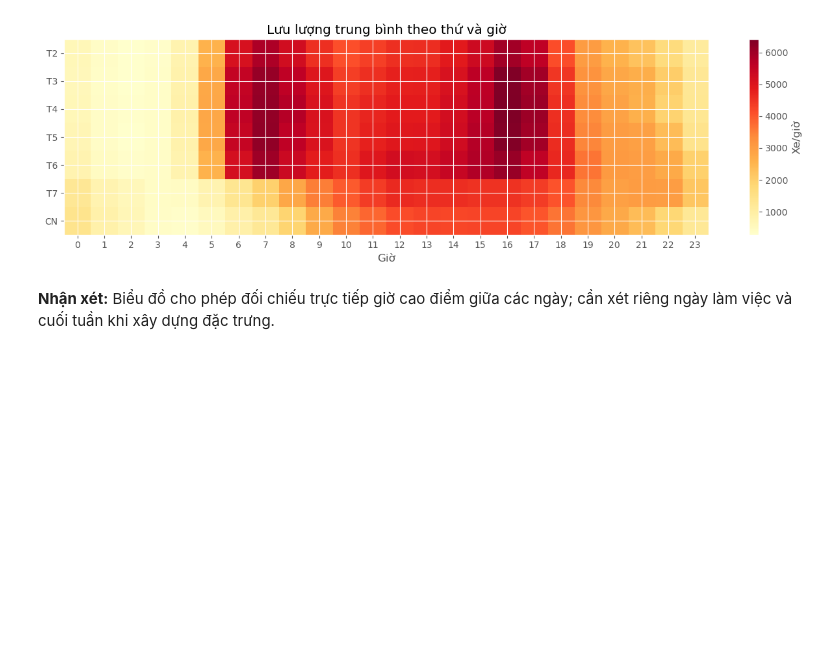
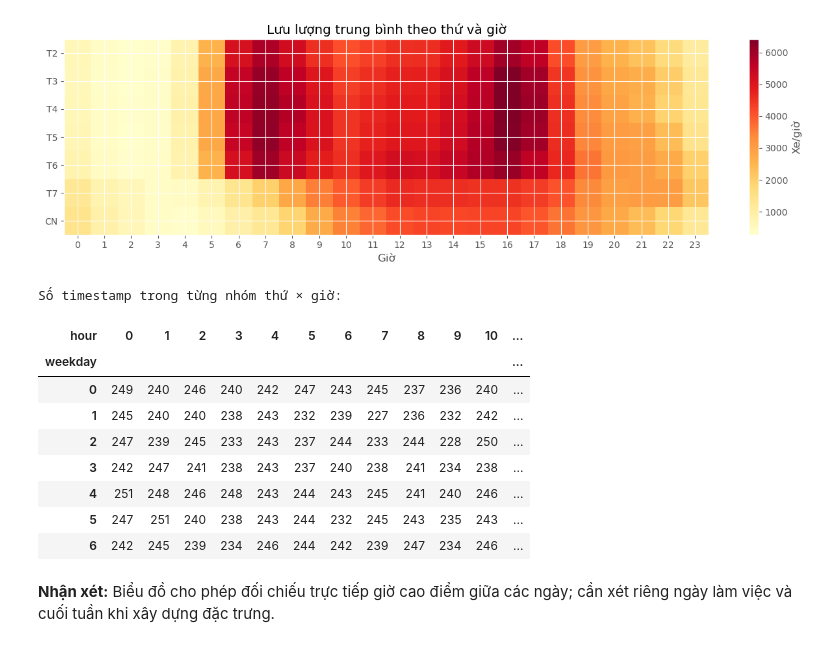
Before and after one commit to HuyTec/SGU_HocMay_2026-2027, a Jupyter notebook: metro_interstate_traffic_volume/notebooks/eda.ipynb, the cells around one changed output. Drawn from its saved outputs; the diff is of its cells as text; code cells hidden in the pictures; blank space fills up the shorter version.

```diff
--- a/metro_interstate_traffic_volume/notebooks/eda.ipynb
+++ b/metro_interstate_traffic_volume/notebooks/eda.ipynb
@@ -91,0 +176,16 @@ Số timestamp duy nhất: 40575
+# %%
+# Loại các dòng không có thời gian hợp lệ và gộp lưu lượng theo thời điểm
+hourly = (
+    df.dropna(subset=["date_time"])
+    .groupby("date_time", as_index=False)["traffic_volume"]
+    .mean()
+    .sort_values("date_time")
+)
+
+# Tạo các cột phục vụ phân tích theo thời gian
+hourly["hour"] = hourly["date_time"].dt.hour
+hourly["weekday"] = hourly["date_time"].dt.dayofweek
+hourly["month"] = hourly["date_time"].dt.month
+
+print("Số timestamp duy nhất:", len(hourly))
+display(hourly.head())
@@ -138,5 +651,26 @@ plt.tight_layout(); plt.show()
 # %% [output]
 [figure]
+# %%
+count_pivot = hourly.pivot_table(
+    index="weekday",
+    columns="hour",
+    values="traffic_volume",
+    aggfunc="count"
+)
+
+print("Số timestamp trong từng nhóm thứ × giờ:")
+display(count_pivot)
+# %% [output]
+Số timestamp trong từng nhóm thứ × giờ:
+| hour | 0 | 1 | 2 | 3 | 4 | 5 | 6 | 7 | 8 | 9 | 10 | ... |
+| weekday |  |  |  |  |  |  |  |  |  |  |  | ... |
+| 0 | 249 | 240 | 246 | 240 | 242 | 247 | 243 | 245 | 237 | 236 | 240 | ... |
+| 1 | 245 | 240 | 240 | 238 | 243 | 232 | 239 | 227 | 236 | 232 | 242 | ... |
+| 2 | 247 | 239 | 245 | 233 | 243 | 237 | 244 | 233 | 244 | 228 | 250 | ... |
+| 3 | 242 | 247 | 241 | 238 | 243 | 237 | 240 | 238 | 241 | 234 | 238 | ... |
+| 4 | 251 | 248 | 246 | 248 | 243 | 244 | 243 | 245 | 241 | 240 | 246 | ... |
+| 5 | 247 | 251 | 240 | 238 | 243 | 244 | 232 | 245 | 243 | 235 | 243 | ... |
+| 6 | 242 | 245 | 239 | 234 | 246 | 244 | 242 | 239 | 247 | 234 | 246 | ... |
 # %% [markdown]
 **Nhận xét:** Biểu đồ cho phép đối chiếu trực tiếp giờ cao điểm giữa các ngày; cần xét riêng ngày làm việc và cuối tuần khi xây dựng đặc trưng.
 # %% [markdown]
```
Also changed, not shown: parts of 42 cells of this notebook, 6 other files.
